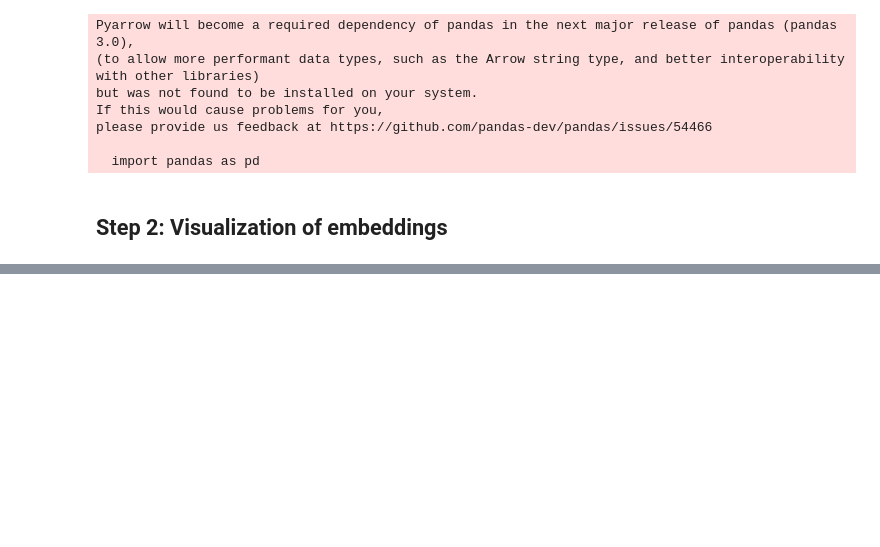
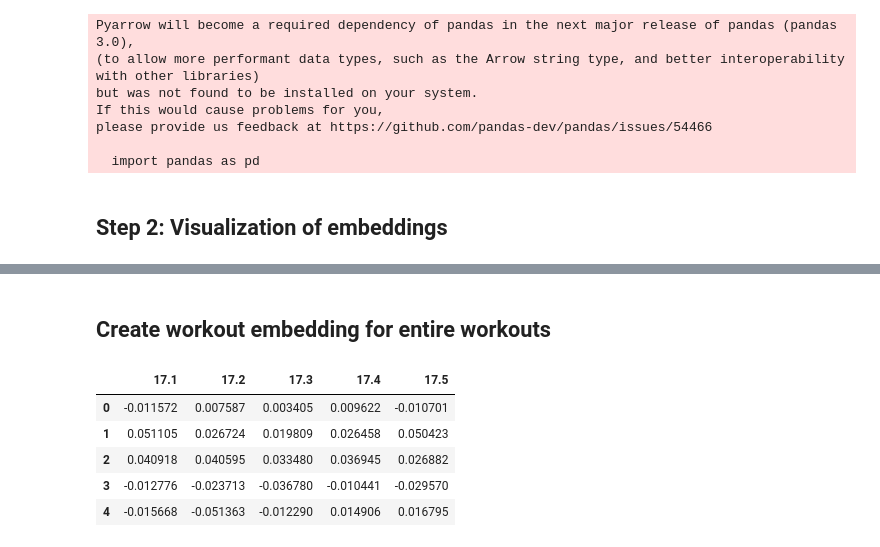
Before and after one commit to hassannaveed1997/WOD-prediction, a Jupyter notebook: modeling/vector_embeddings/vector-embeddings-intro.ipynb, the cells around one changed output, grey strips where cells are left out. Drawn from its saved outputs; the diff is of its cells as text; code cells hidden in the pictures; blank space fills up the shorter version.

Commit message:
created embeddinngs for open workout descriptions

```diff
--- a/modeling/vector_embeddings/vector-embeddings-intro.ipynb
+++ b/modeling/vector_embeddings/vector-embeddings-intro.ipynb
@@ -77,0 +55,2 @@ fig.show()
+# %% [markdown]
+## Create workout embedding for entire workouts
@@ -77,0 +66,10 @@ fig.show()
+# %%
+description_embeddings = pd.read_csv("../../Data/embeddings/embedding_from_workout_descriptions.csv", index_col=0)
+description_embeddings.head()
+# %% [output]
+|  | 17.1 | 17.2 | 17.3 | 17.4 | 17.5 |
+| 0 | -0.011572 | 0.007587 | 0.003405 | 0.009622 | -0.010701 |
+| 1 | 0.051105 | 0.026724 | 0.019809 | 0.026458 | 0.050423 |
+| 2 | 0.040918 | 0.040595 | 0.033480 | 0.036945 | 0.026882 |
+| 3 | -0.012776 | -0.023713 | -0.036780 | -0.010441 | -0.029570 |
+| 4 | -0.015668 | -0.051363 | -0.012290 | 0.014906 | 0.016795 |
```
Also changed, not shown: parts of 8 cells of this notebook, 1 other file.
